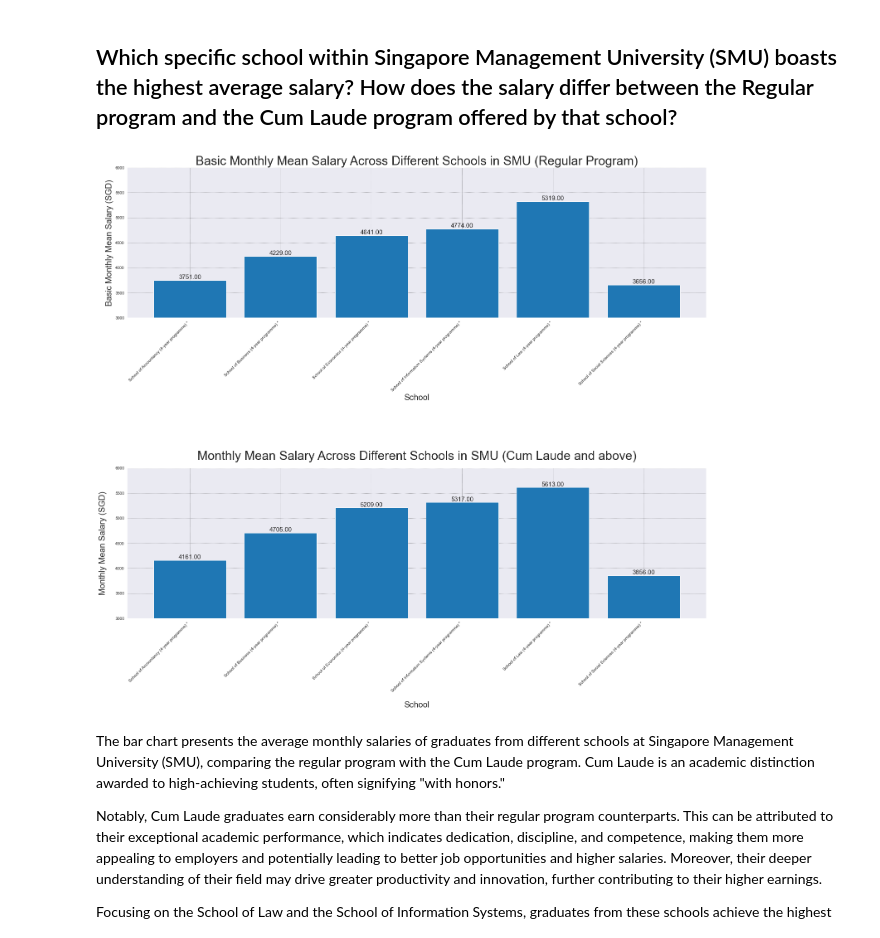
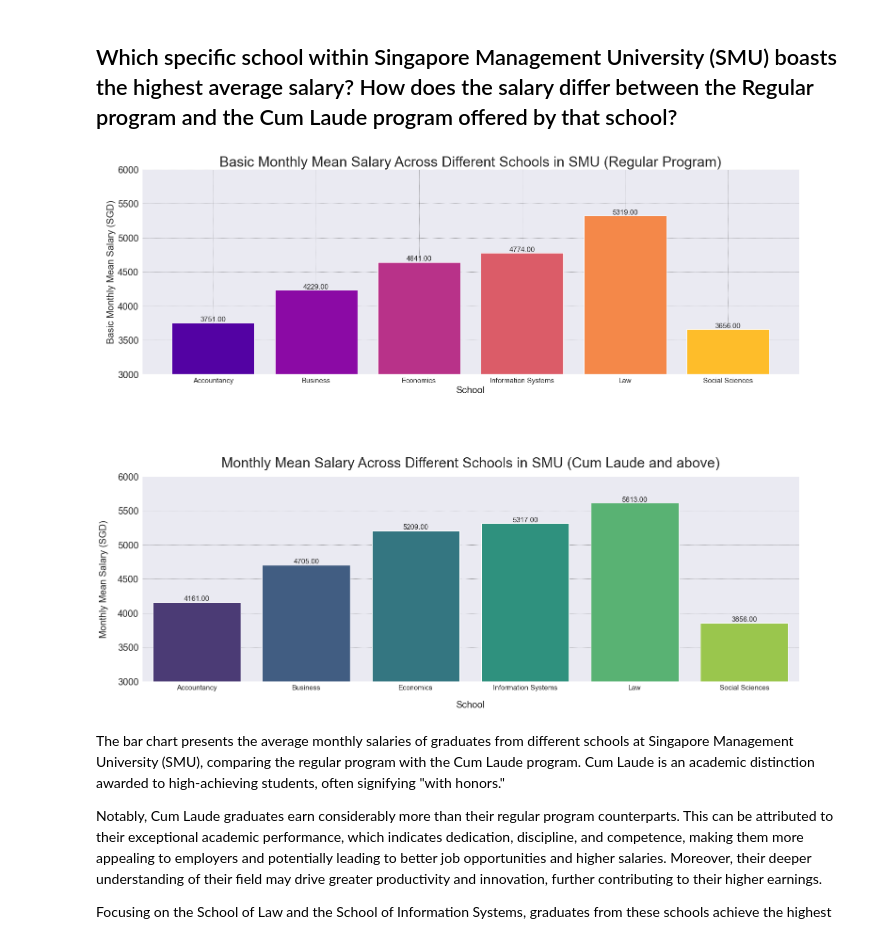
Before and after one commit to rajkaran27/PDS-CA2, a Jupyter notebook: CA2-new.ipynb, the cells around one changed output. Cells and saved outputs as stored; diff of their text form; code cells hidden in the pictures.

```diff
--- a/CA2-new.ipynb
+++ b/CA2-new.ipynb
@@ -235,3 +245,7 @@ dtype: object
+# %%
+# setting the colour palette
+palette=sns.color_palette("plasma")
+palette2 = sns.color_palette("viridis")
 # %% [markdown]
 ## What are the countries with the highest IQ?
 # %%
@@ -452,47 +547,66 @@ The actual salary that a graduate will earn will depend on a number of factors,
 # %% [markdown]
 ## Which specific school within Singapore Management University (SMU) boasts the highest average salary? How does the salary differ between the Regular program and the Cum Laude program offered by that school?
 # %%
+# Filter the 'graduate_employment_survey' DataFrame to select data for Singapore Management University (SMU) in the year 2021
 smu_filtered = graduate_employment_survey[graduate_employment_survey.university == 'Singapore Management University']
 smu_filtered = smu_filtered[smu_filtered.year == 2021]
 
+# Filter out rows with 'Cum Laude and above' in the 'degree' column (for regular program)
 without_cum = smu_filtered[~smu_filtered.degree.str.contains(' Cum Laude and above', na=False)]
 without_cum = without_cum[~without_cum.degree.str.contains(r' \(Cum Laude and above\)', na=False)]
 
+# Calculate the mean basic monthly salary for each school in the regular program
 mean_salary_regular = without_cum.groupby('school').basic_monthly_mean.mean().reset_index()
 
+# Filter rows with 'Cum Laude and above' in the 'degree' column (for Cum Laude and above program)
 with_cum = smu_filtered[smu_filtered.degree.str.contains(r' \(Cum Laude and above\)', na=False)]
+
+# Calculate the mean basic monthly salary for each school in the Cum Laude and above program
 mean_salary_cum = with_cum.groupby('school').basic_monthly_mean.mean().reset_index()
 
+# Manually creating labels to make it easier to read
+labels = ['Accountancy', 'Business', 'Economics', 'Information Systems', 'Law', 'Social Sciences']
+
+# Create a new figure with a size of 25x20 inches
 plt.figure(figsize=(25, 20))
 
+# Create two subplots (2 rows, 1 column), and plot the regular program data in the first subplot
 plt.subplot(2, 1, 1)
 plt.ylim(3000, 6000)
-bars = plt.bar(mean_salary_regular.school, mean_salary_regular.basic_monthly_mean)
+bars = plt.bar(labels, mean_salary_regular.basic_monthly_mean, color=palette)
 plt.xlabel('School', fontsize=20)
+plt.yticks(fontsize=20)
 plt.ylabel('Basic Monthly Mean Salary (SGD)', fontsize=20)
 plt.title('Basic Monthly Mean Salary Across Different Schools in SMU (Regular Program)', fontsize=30)
-plt.xticks(rotation=45, ha='right', fontsize=10)
+plt.xticks(fontsize=15)
 
+# Add text labels above each bar in the regular program subplot
 for bar in bars:
     height = bar.get_height()
     plt.text(bar.get_x() + bar.get_width() / 2, height, f'{height:.2f}', ha='center', va='bottom', fontsize=15)
 
+# Create a bar plot using Seaborn for the Cum Laude and above program data in the second subplot
 plt.subplot(2, 1, 2)
 plt.ylim(3000, 6000)
-bars = plt.bar(mean_salary_cum.school, mean_salary_cum.basic_monthly_mean)
+bars = sns.barplot(x=labels, y='basic_monthly_mean', data=mean_salary_cum, palette=palette2)
 plt.xlabel('School', fontsize=20, labelpad=20)
 plt.ylabel('Monthly Mean Salary (SGD)', fontsize=20, labelpad=20)
+plt.yticks(fontsize=20)
 plt.title('Monthly Mean Salary Across Different Schools in SMU (Cum Laude and above)', fontsize=30, pad=20)
-plt.xticks(rotation=45, ha='right', fontsize=10)
+plt.xticks(fontsize=15)
 
-for bar in bars:
+# Add text labels above each bar in the Cum Laude and above program subplot
+for bar in bars.patches:
     height = bar.get_height()
     plt.text(bar.get_x() + bar.get_width() / 2, height, f'{height:.2f}', ha='center', va='bottom', fontsize=15)
 
-plt.subplots_adjust(hspace=1)
+# Adjust the spacing between subplots
+plt.subplots_adjust(hspace=0.5)
+
+# Show the plot
 plt.show()
 # %% [output]
-[figure, old version]
+[figure, new version]
 # %% [markdown]
 The bar chart presents the average monthly salaries of graduates from different schools at Singapore Management University (SMU), comparing the regular program with the Cum Laude program. Cum Laude is an academic distinction awarded to high-achieving students, often signifying "with honors."
 
```
Also changed, not shown: parts of 20 cells of this notebook, 3 other files.
